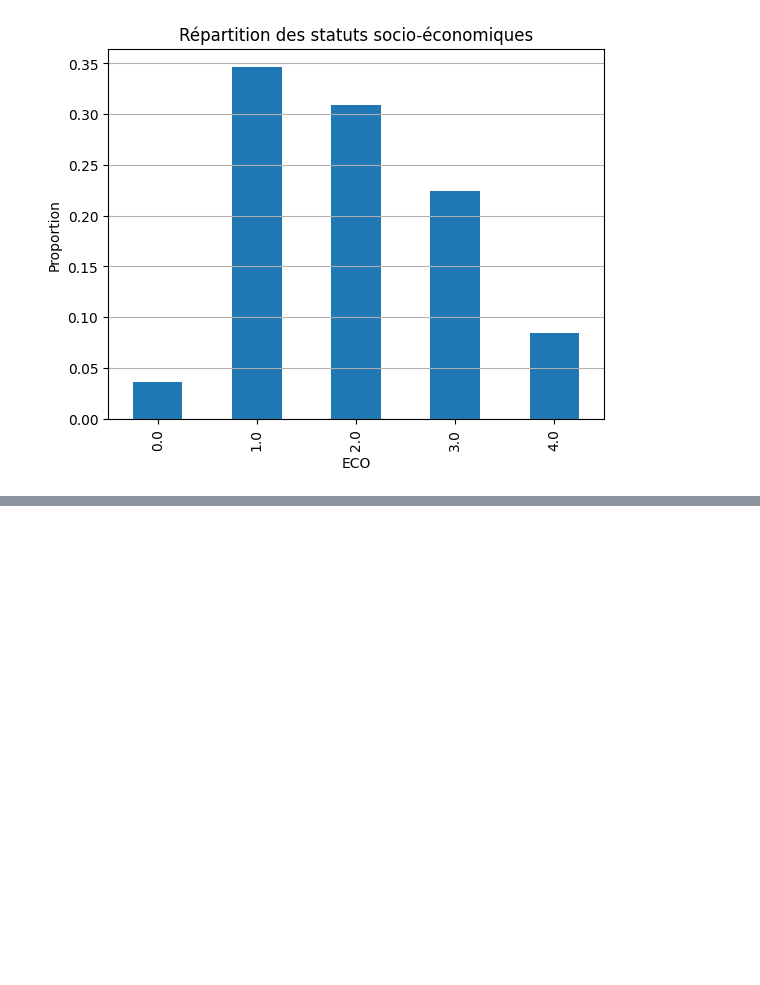
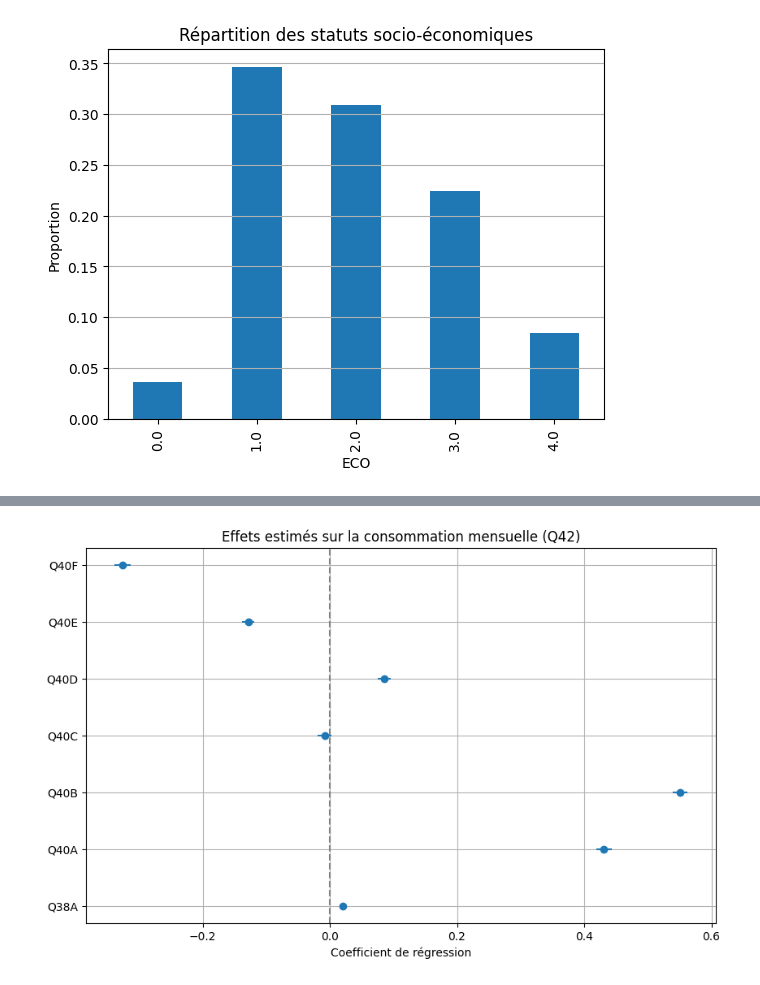
Before and after one commit to NathENSAE/Statapp, a Jupyter notebook: analyze.ipynb, the cells around one changed output, grey strips where cells are left out. Saved outputs shown, nothing was run; the diff lists cells and outputs as text; code cells hidden in the pictures; blank space fills up the shorter version.

```diff
--- a/analyze.ipynb
+++ b/analyze.ipynb
@@ -599,0 +651,8 @@ Name: proportion, dtype: float64
+# %%
+import statsmodels.api as sm
+
+X = df[['Q38A', 'Q40A', 'Q40B', 'Q40C']].fillna(0)
+y = df['Q42'].fillna(0)
+X = sm.add_constant(X)  # ajout de la constante
+model = sm.OLS(y, X).fit()
+print(model.summary())
@@ -599,0 +677,6 @@ Name: proportion, dtype: float64
+# %%
+X = df[['Q38A', 'Q40A', 'Q40B', 'Q40C', 'Q40D', 'Q40E', 'Q40F']].fillna(0)
+y = df['Q42'].fillna(0)
+X = sm.add_constant(X)
+model_full = sm.OLS(y, X).fit()
+print(model_full.summary())
@@ -599,0 +701,16 @@ Name: proportion, dtype: float64
+# %%
+import matplotlib.pyplot as plt
+
+coef = model_full.params[1:]  # sans l'intercept
+errors = model_full.bse[1:]
+variables = coef.index
+
+plt.figure(figsize=(10, 6))
+plt.errorbar(coef, variables, xerr=errors, fmt='o')
+plt.axvline(0, color='grey', linestyle='--')
+plt.title("Effets estimés sur la consommation mensuelle (Q42)")
+plt.xlabel("Coefficient de régression")
+plt.grid(True)
+plt.show()
+# %% [output]
+[figure, added]
```
Also changed, not shown: parts of 13 cells of this notebook, 1 other file.
